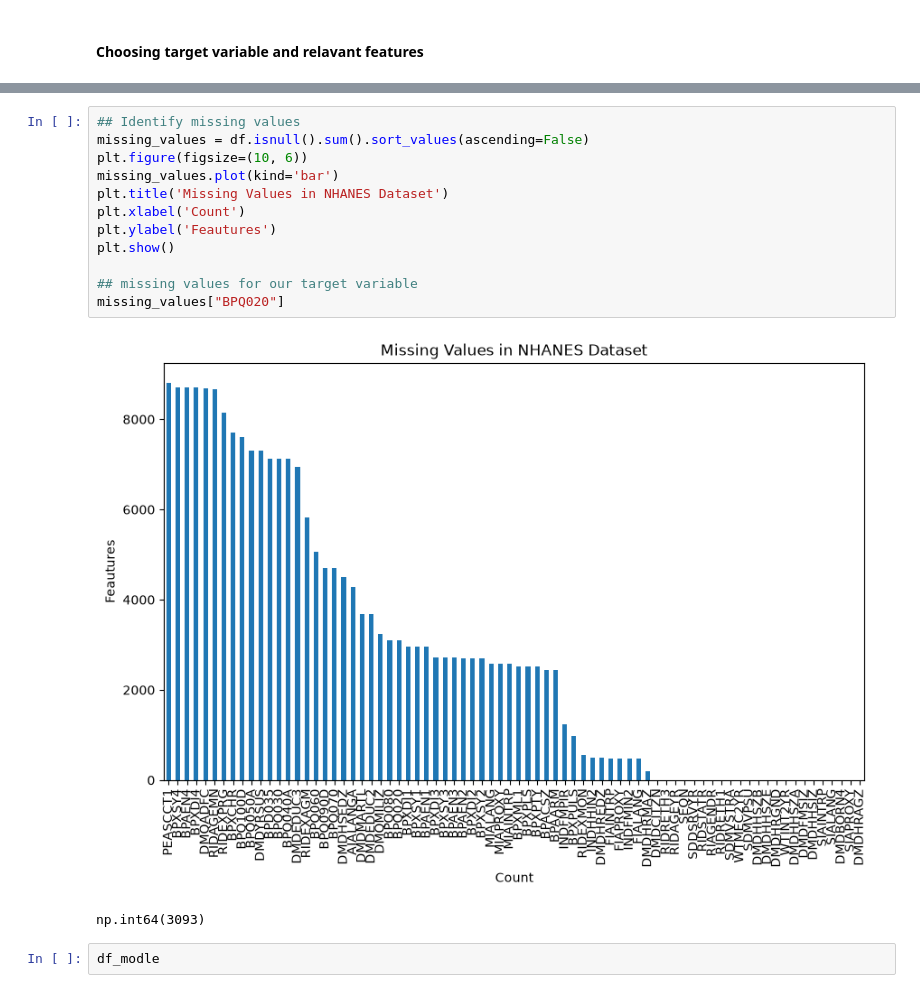
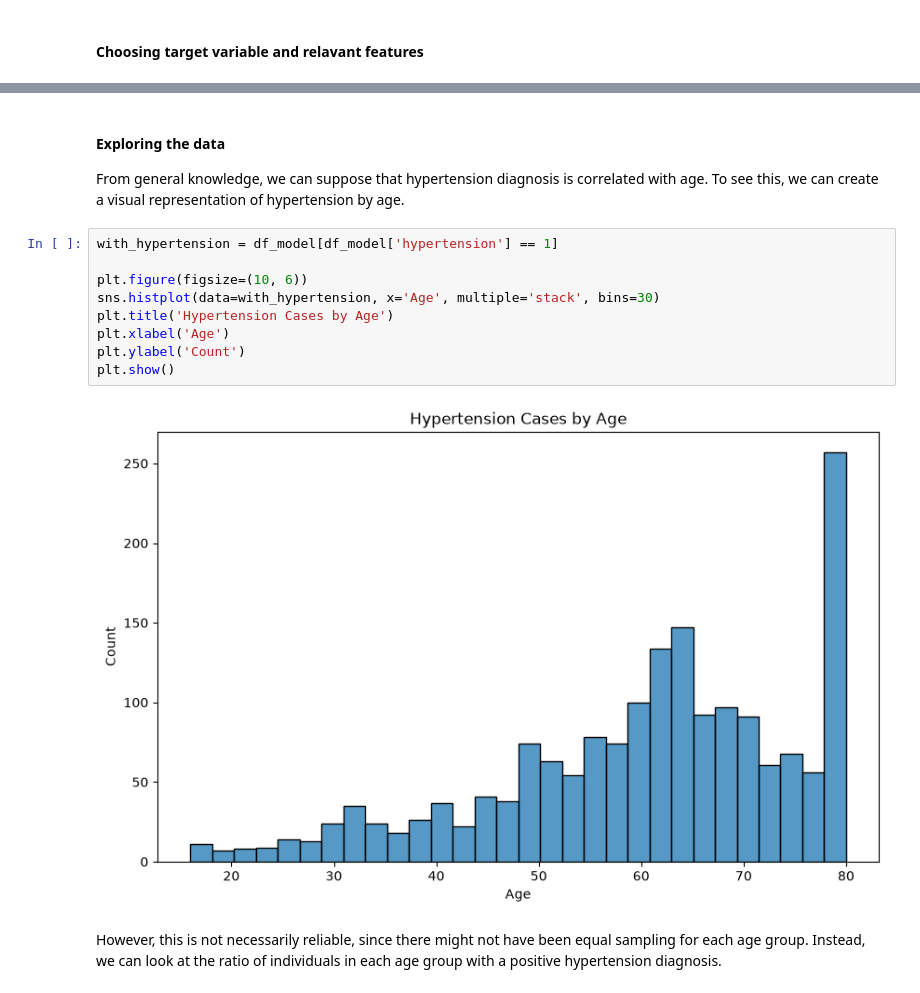
Before and after one commit to marinawitherell/clinical-outcomes-prediction, a Jupyter notebook: hypertension.ipynb, the cells around one changed output, grey strips where cells are left out. Saved outputs shown, nothing was run; the diff lists cells and outputs as text.

```diff
--- a/hypertension.ipynb
+++ b/hypertension.ipynb
@@ -75,17 +88,16 @@ df_model.head()
-# %%
-## Identify missing values
-missing_values = df.isnull().sum().sort_values(ascending=False)
-plt.figure(figsize=(10, 6))
-missing_values.plot(kind='bar')
-plt.title('Missing Values in NHANES Dataset')
-plt.xlabel('Count')
-plt.ylabel('Feautures')
-plt.show()
-
-## missing values for our target variable
-missing_values["BPQ020"]
-# %% [output]
-[figure, removed]
-np.int64(3093)
-# %%
-df_modle
+# %% [markdown]
+#### Exploring the data
+From general knowledge, we can suppose that hypertension diagnosis is correlated with age. To see this, we can create a visual representation of hypertension by age.
+# %%
+with_hypertension = df_model[df_model['hypertension'] == 1]
+
+plt.figure(figsize=(10, 6))
+sns.histplot(data=with_hypertension, x='Age', multiple='stack', bins=30)
+plt.title('Hypertension Cases by Age')
+plt.xlabel('Age')
+plt.ylabel('Count')
+plt.show()
+# %% [output]
+[figure, added]
+# %% [markdown]
+However, this is not necessarily reliable, since there might not have been equal sampling for each age group. Instead, we can look at the ratio of individuals in each age group with a positive hypertension diagnosis.
```
Also changed, not shown: parts of 28 cells of this notebook, 4 other files.
